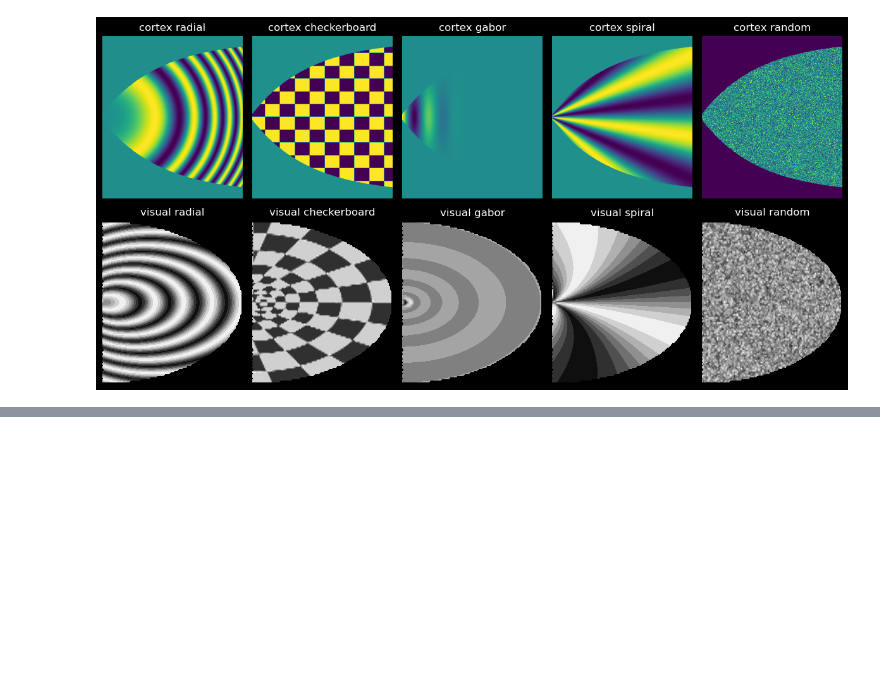
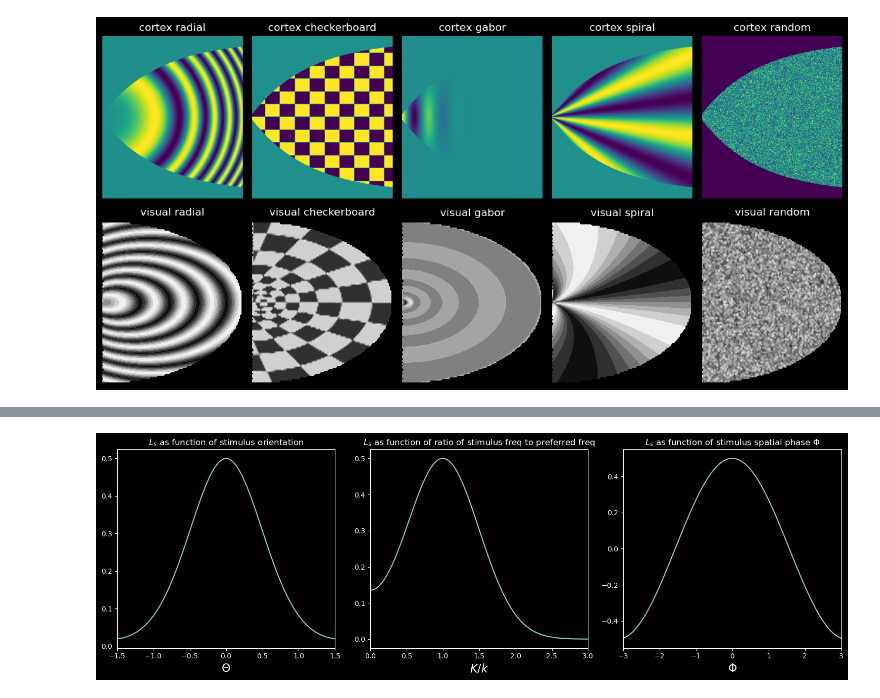
Before and after one commit to polsen99/theoretical_neuroscience, a Jupyter notebook: ch2.ipynb, the cells around one changed output, grey strips where cells are left out. Drawn from its saved outputs; the diff is of its cells as text; code cells hidden in the pictures; blank space fills up the shorter version.

```diff
--- a/ch2.ipynb
+++ b/ch2.ipynb
@@ -448,0 +470,47 @@ plt.tight_layout()
+# %%
+def linear(A, sigma, k, K, phi, Phi, theta):
+    term1 = np.cos(phi - Phi) * np.exp(sigma**2 * k * K * np.cos(theta))
+    term2 = np.cos(phi + Phi) * np.exp(-sigma**2 * k * K * np.cos(theta))
+    return (A/2) * np.exp(-(sigma**2 * (k**2 + K**2))/2) * (term1 + term2)
+
+def delta(omega, alpha):
+    return np.arctan(omega/alpha) + np.arctan(2*alpha / omega) - np.pi
+# %%
+# values from 2.15
+theta = phi = Phi = 0
+sigma = 1
+k = 2
+K = 1
+A = 1
+# %%
+theta_vals = np.linspace(-np.pi, np.pi, 100)
+kk_vals = np.linspace(0, 3, 100)
+phi_vals = np.linspace(-np.pi, np.pi, 100)
+
+ls_theta = [linear(A, sigma, k, k, phi, phi, theta) for theta in theta_vals]
+ls_kk = [linear(A, sigma, k, k_ratio * k, phi, phi, 0) for k_ratio in kk_vals]
+ls_phi = [linear(A, sigma, k, k, phi, Phi, 0) for Phi in phi_vals]
+# %%
+fig, ax = plt.subplots(1, 3, figsize=(15, 5))
+
+# plot A
+ax[0].plot(theta_vals, ls_theta)
+ax[0].set_xlim(-1.5, 1.5)
+ax[0].set_xlabel('$\Theta$', fontsize=16)
+ax[0].set_title('$L_s$ as function of stimulus orientation')
+
+# plot B
+ax[1].plot(kk_vals, ls_kk)
+ax[1].set_xlim(0, 3)
+ax[1].set_xlabel('$K/k$', fontsize=16)
+ax[1].set_title('$L_s$ as function of ratio of stimulus freq to preferred freq')
+
+# plot C
+ax[2].plot(phi_vals, ls_phi)
+ax[2].set_xlim(-3, 3)
+ax[2].set_xlabel('$\Phi$', fontsize=16)
+ax[2].set_title('$L_s$ as function of stimulus spatial phase $\Phi$')
+
+plt.tight_layout()
+# %% [output]
+[figure, added]
```
Also changed, not shown: parts of 3 cells of this notebook.
